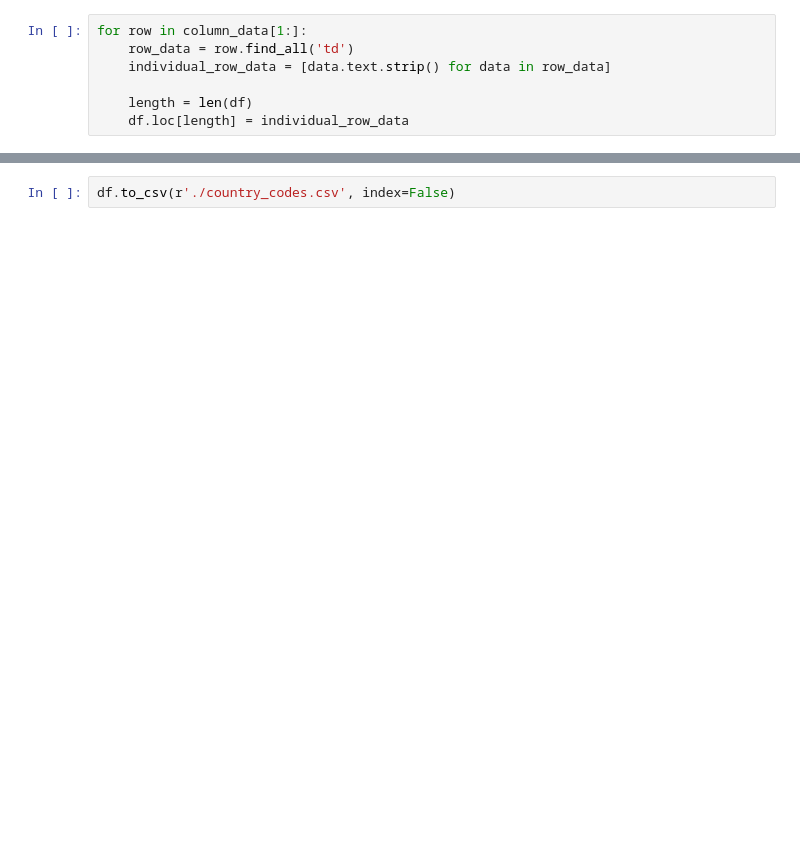
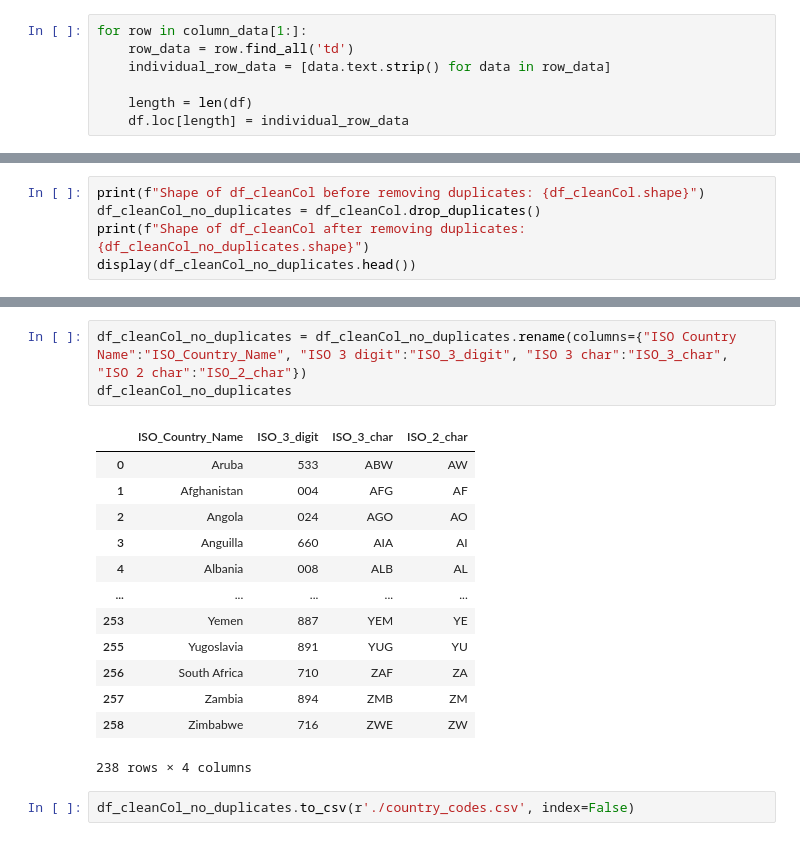
Before and after one commit to ivansurachman/online-retail-project, a Jupyter notebook: include/dataset/Country.ipynb, the cells around one changed output, grey strips where cells are left out. Cells and saved outputs as stored; diff of their text form; blank space fills up the shorter version.

```diff
--- a/include/dataset/Country.ipynb
+++ b/include/dataset/Country.ipynb
@@ -112,0 +142,5 @@ df
+# %%
+print(f"Shape of df_cleanCol before removing duplicates: {df_cleanCol.shape}")
+df_cleanCol_no_duplicates = df_cleanCol.drop_duplicates()
+print(f"Shape of df_cleanCol after removing duplicates: {df_cleanCol_no_duplicates.shape}")
+display(df_cleanCol_no_duplicates.head())
@@ -113,2 +156,19 @@ df
+# %%
+df_cleanCol_no_duplicates = df_cleanCol_no_duplicates.rename(columns={"ISO Country Name":"ISO_Country_Name", "ISO 3 digit":"ISO_3_digit", "ISO 3 char":"ISO_3_char", "ISO 2 char":"ISO_2_char"})
+df_cleanCol_no_duplicates
+# %% [output]
+|  | ISO_Country_Name | ISO_3_digit | ISO_3_char | ISO_2_char |
+| 0 | Aruba | 533 | ABW | AW |
+| 1 | Afghanistan | 004 | AFG | AF |
+| 2 | Angola | 024 | AGO | AO |
+| 3 | Anguilla | 660 | AIA | AI |
+| 4 | Albania | 008 | ALB | AL |
+| ... | ... | ... | ... | ... |
+| 253 | Yemen | 887 | YEM | YE |
+| 255 | Yugoslavia | 891 | YUG | YU |
+| 256 | South Africa | 710 | ZAF | ZA |
+| 257 | Zambia | 894 | ZMB | ZM |
+| 258 | Zimbabwe | 716 | ZWE | ZW |
+238 rows × 4 columns
 # %%
-df.to_csv(r'./country_codes.csv', index=False)
+df_cleanCol_no_duplicates.to_csv(r'./country_codes.csv', index=False)
```
Also changed, not shown: parts of 11 cells of this notebook, 22 other files.
